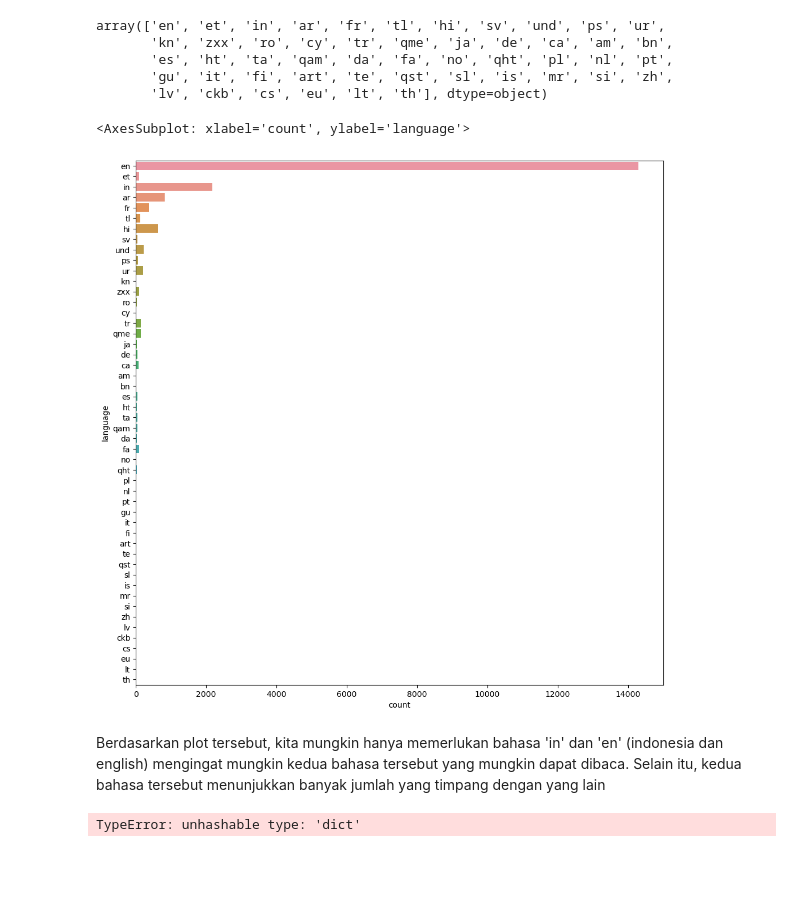
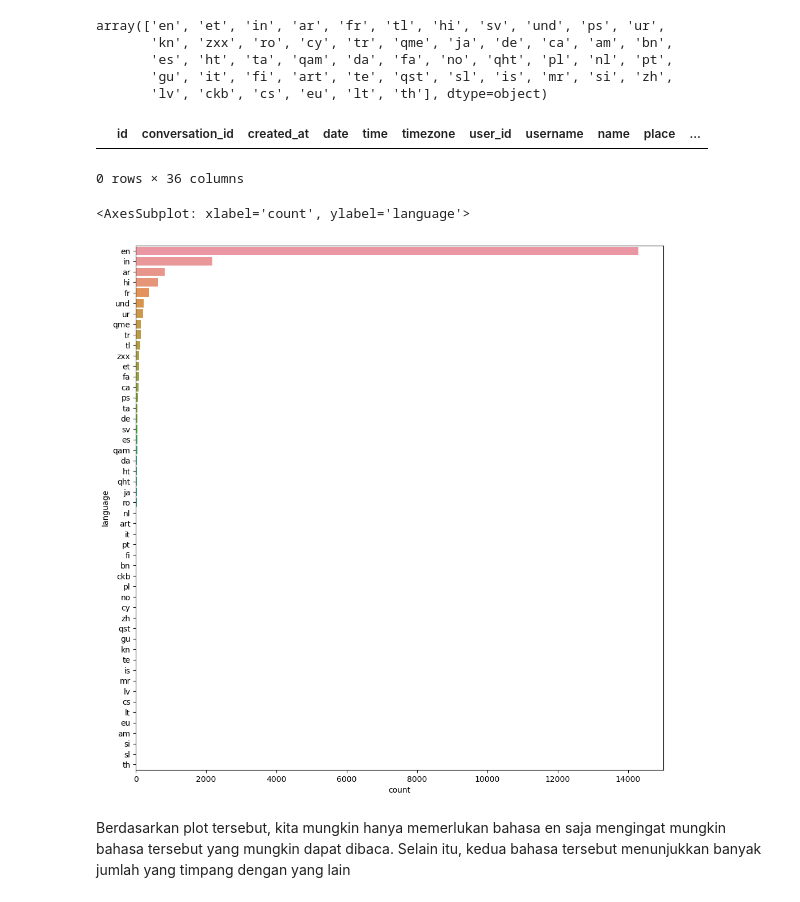
Before and after one commit to rarmnsyah/DATASCIENCE, a Jupyter notebook: MEGA-PROJECT/main.ipynb, the cells around one changed output. Drawn from its saved outputs; the diff is of its cells as text; code cells hidden in the pictures; blank space fills up the shorter version.

Commit message:
daily updates
informasi pembaruan dapat dibaca di dokumentasi

```diff
--- a/MEGA-PROJECT/main.ipynb
+++ b/MEGA-PROJECT/main.ipynb
@@ -38,16 +81,17 @@ array(['en', 'et', 'in', 'ar', 'fr', 'tl', 'hi', 'sv', 'und', 'ps', 'ur',
        'es', 'ht', 'ta', 'qam', 'da', 'fa', 'no', 'qht', 'pl', 'nl', 'pt',
        'gu', 'it', 'fi', 'art', 'te', 'qst', 'sl', 'is', 'mr', 'si', 'zh',
        'lv', 'ckb', 'cs', 'eu', 'lt', 'th'], dtype=object)
+# %%
+df[df.duplicated()]
+# %% [output]
+|  | id | conversation_id | created_at | date | time | timezone | user_id | username | name | place | ... |
+0 rows × 36 columns
 # %%
 fig, ax = plt.subplots(1,1, figsize = (12,12))
 
-sns.countplot(data = df, y = 'language', ax = ax)
+sns.countplot(data = df, y = 'language', ax = ax, order = df['language'].value_counts().index)
 # %% [output]
 <AxesSubplot: xlabel='count', ylabel='language'>
-[figure, old version]
+[figure, new version]
 # %% [markdown]
-Berdasarkan plot tersebut, kita mungkin hanya memerlukan bahasa 'in' dan 'en' (indonesia dan english) mengingat mungkin kedua bahasa tersebut yang mungkin dapat dibaca. Selain itu, kedua bahasa tersebut menunjukkan banyak jumlah yang timpang dengan yang lain
+Berdasarkan plot tersebut, kita mungkin hanya memerlukan bahasa en saja mengingat mungkin bahasa tersebut yang mungkin dapat dibaca. Selain itu, kedua bahasa tersebut menunjukkan banyak jumlah yang timpang dengan yang lain
-# %%
-df[df.duplicated()]
-# %% [output]
-TypeError: unhashable type: 'dict'
```
Also changed, not shown: parts of 10 cells of this notebook, 4 other files.
